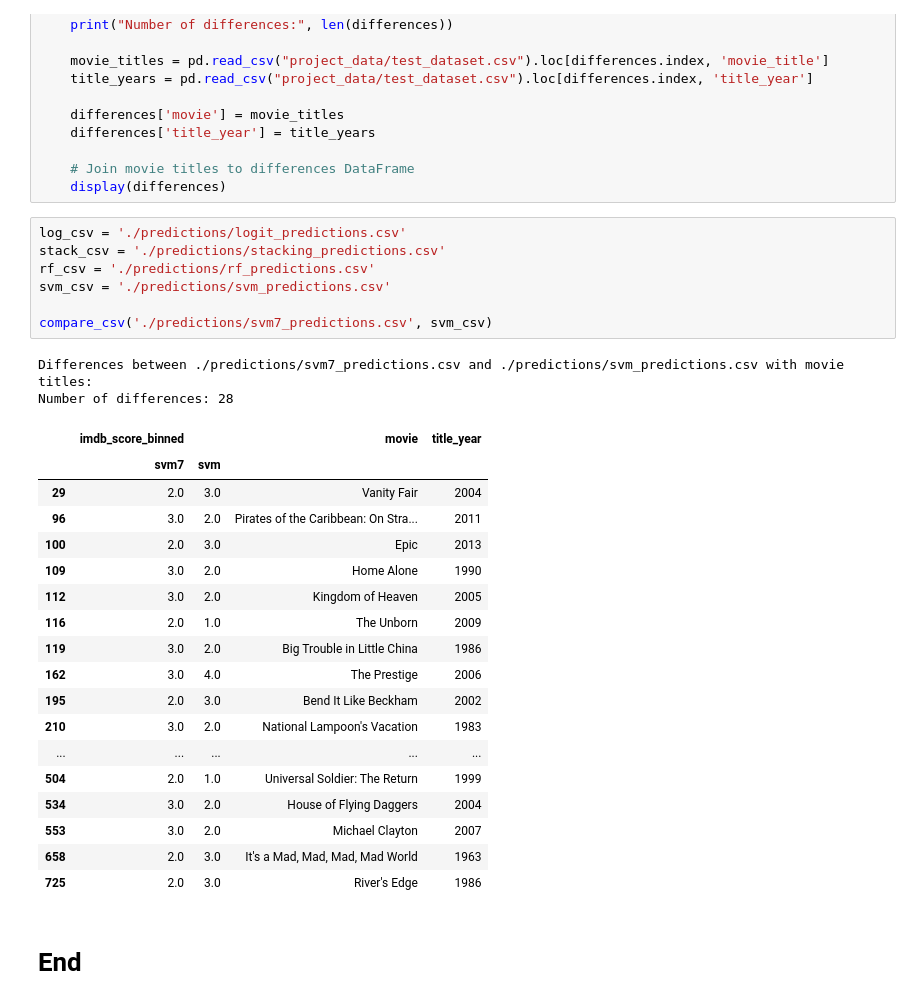
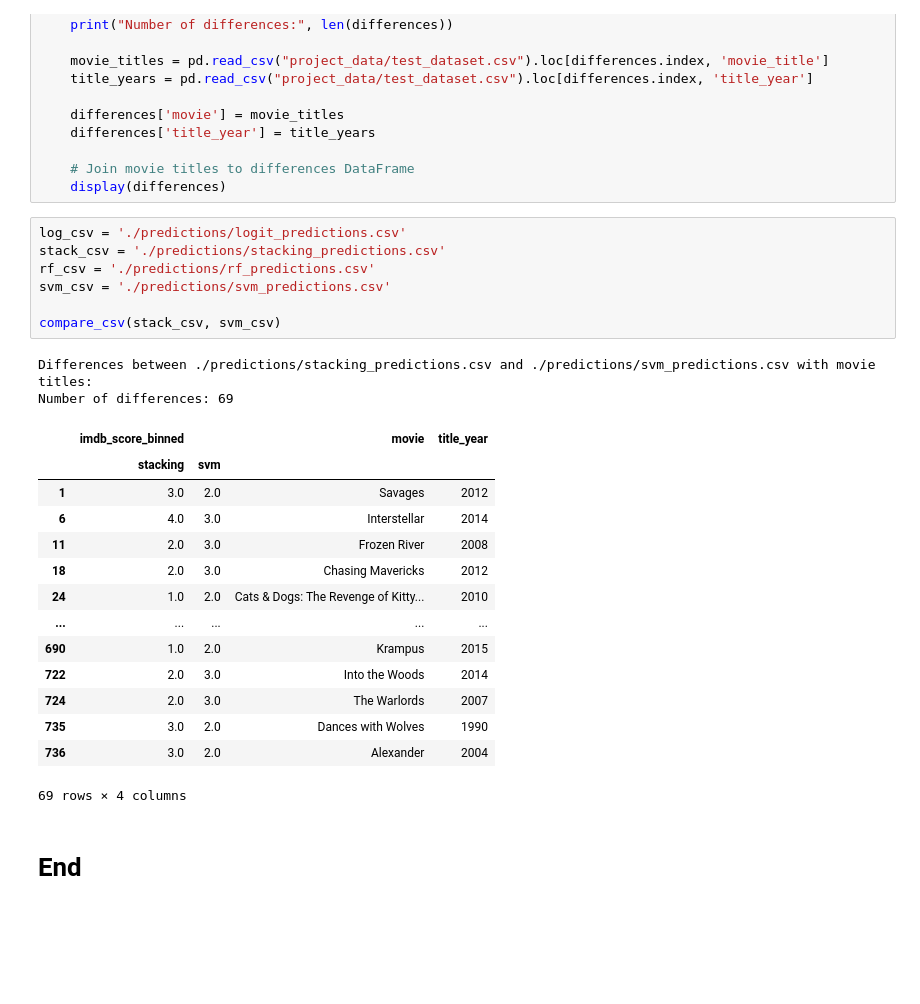
Before and after one commit to JZYNX/ML-assignment-2, a Jupyter notebook: COMP30027-Project2.ipynb, the cells around one changed output. Saved outputs shown, nothing was run; the diff lists cells and outputs as text; blank space fills up the shorter version.

```diff
--- a/COMP30027-Project2.ipynb
+++ b/COMP30027-Project2.ipynb
@@ -1106,30 +1194,26 @@ def compare_csv(csv1, csv2):
 # %%
 log_csv = './predictions/logit_predictions.csv'
 stack_csv = './predictions/stacking_predictions.csv'
 rf_csv = './predictions/rf_predictions.csv'
 svm_csv = './predictions/svm_predictions.csv'
 
-compare_csv('./predictions/svm7_predictions.csv', svm_csv)
+compare_csv(stack_csv, svm_csv)
 # %% [output]
-Differences between ./predictions/svm7_predictions.csv and ./predictions/svm_predictions.csv with movie titles:
-Number of differences: 28
+Differences between ./predictions/stacking_predictions.csv and ./predictions/svm_predictions.csv with movie titles:
+Number of differences: 69
 |  | imdb_score_binned |  | movie | title_year |
-|  | svm7 | svm |  |  |
-| 29 | 2.0 | 3.0 | Vanity Fair | 2004 |
-| 96 | 3.0 | 2.0 | Pirates of the Caribbean: On Stra... | 2011 |
-| 100 | 2.0 | 3.0 | Epic | 2013 |
-| 109 | 3.0 | 2.0 | Home Alone | 1990 |
-| 112 | 3.0 | 2.0 | Kingdom of Heaven | 2005 |
-| 116 | 2.0 | 1.0 | The Unborn | 2009 |
-| 119 | 3.0 | 2.0 | Big Trouble in Little China | 1986 |
-| 162 | 3.0 | 4.0 | The Prestige | 2006 |
-| 195 | 2.0 | 3.0 | Bend It Like Beckham | 2002 |
-| 210 | 3.0 | 2.0 | National Lampoon's Vacation | 1983 |
+|  | stacking | svm |  |  |
+| 1 | 3.0 | 2.0 | Savages | 2012 |
+| 6 | 4.0 | 3.0 | Interstellar | 2014 |
+| 11 | 2.0 | 3.0 | Frozen River | 2008 |
+| 18 | 2.0 | 3.0 | Chasing Mavericks | 2012 |
+| 24 | 1.0 | 2.0 | Cats & Dogs: The Revenge of Kitty... | 2010 |
 | ... | ... | ... | ... | ... |
-| 504 | 2.0 | 1.0 | Universal Soldier: The Return | 1999 |
-| 534 | 3.0 | 2.0 | House of Flying Daggers | 2004 |
-| 553 | 3.0 | 2.0 | Michael Clayton | 2007 |
-| 658 | 2.0 | 3.0 | It's a Mad, Mad, Mad, Mad World | 1963 |
-| 725 | 2.0 | 3.0 | River's Edge | 1986 |
+| 690 | 1.0 | 2.0 | Krampus | 2015 |
+| 722 | 2.0 | 3.0 | Into the Woods | 2014 |
+| 724 | 2.0 | 3.0 | The Warlords | 2007 |
+| 735 | 3.0 | 2.0 | Dances with Wolves | 1990 |
+| 736 | 3.0 | 2.0 | Alexander | 2004 |
+69 rows × 4 columns
 # %% [markdown]
 # End
```
Also changed, not shown: parts of 16 cells of this notebook, 13 other files.
